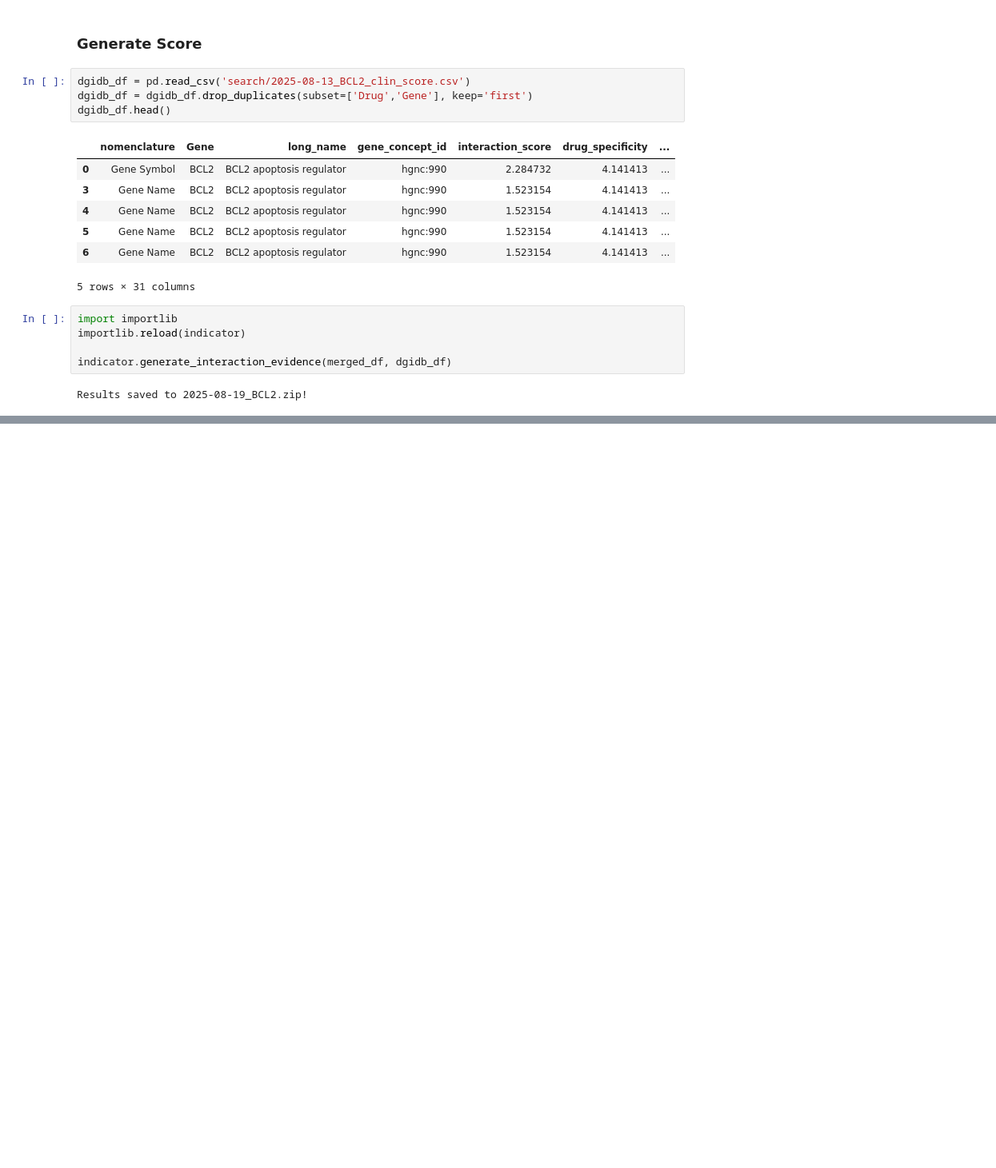
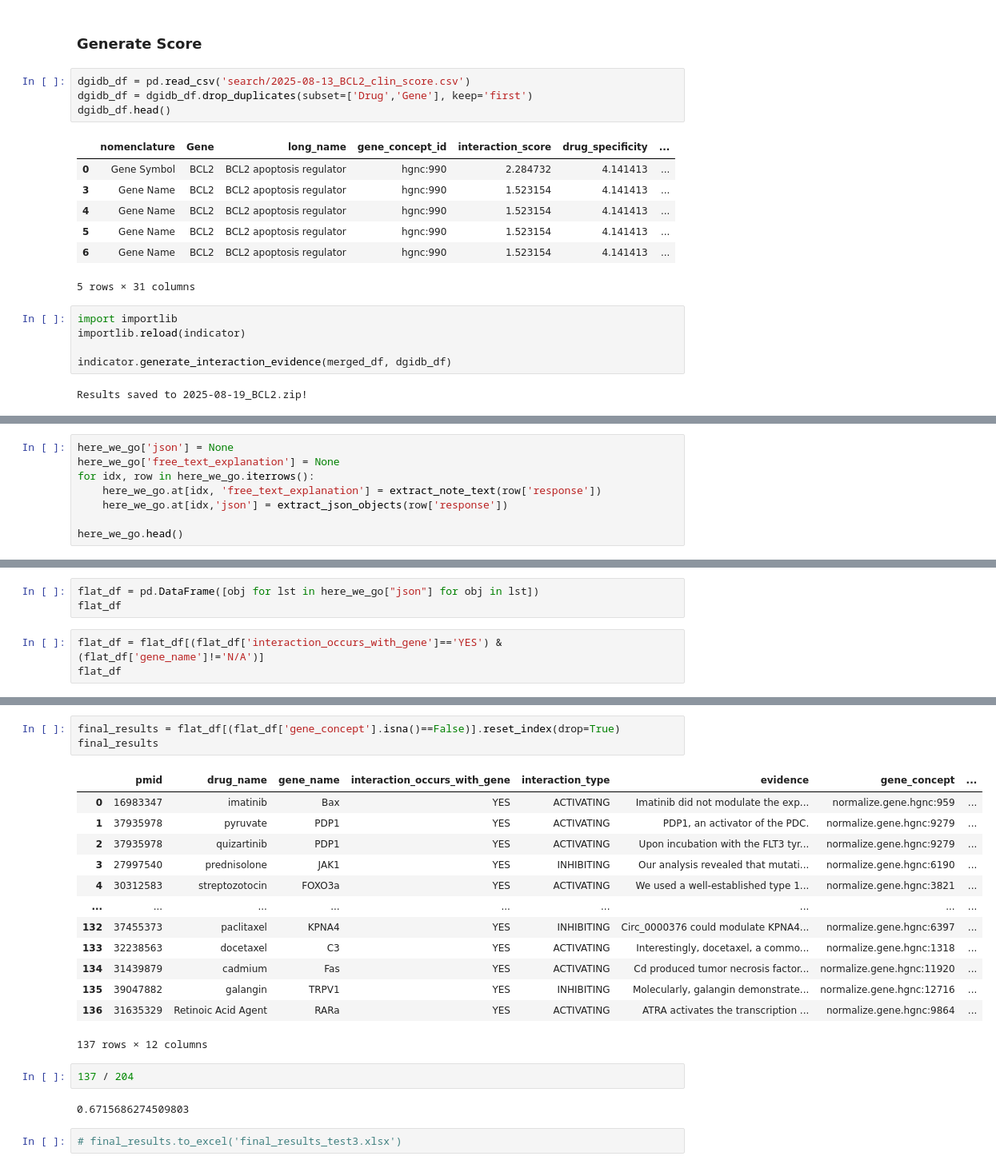
Before and after one commit to mcannon068nw/clinical-score-2, a Jupyter notebook: research/example-4.ipynb, the cells around one changed output, grey strips where cells are left out. Shown at 80% size. Cells and saved outputs as stored; diff of their text form; blank space fills up the shorter version.

```diff
--- a/research/example-4.ipynb
+++ b/research/example-4.ipynb
@@ -205,0 +468,8 @@ Results saved to 2025-08-19_BCL2.zip!
+# %%
+here_we_go['json'] = None
+here_we_go['free_text_explanation'] = None
+for idx, row in here_we_go.iterrows():
+    here_we_go.at[idx, 'free_text_explanation'] = extract_note_text(row['response'])
+    here_we_go.at[idx,'json'] = extract_json_objects(row['response'])
+
+here_we_go.head()
@@ -205,0 +503,6 @@ Results saved to 2025-08-19_BCL2.zip!
+# %%
+flat_df = pd.DataFrame([obj for lst in here_we_go["json"] for obj in lst])
+flat_df
+# %%
+flat_df = flat_df[(flat_df['interaction_occurs_with_gene']=='YES') & (flat_df['gene_name']!='N/A')]
+flat_df
@@ -205,0 +630,23 @@ Results saved to 2025-08-19_BCL2.zip!
+# %%
+final_results = flat_df[(flat_df['gene_concept'].isna()==False)].reset_index(drop=True)
+final_results
+# %% [output]
+|  | pmid | drug_name | gene_name | interaction_occurs_with_gene | interaction_type | evidence | gene_concept | ... |
+| 0 | 16983347 | imatinib | Bax | YES | ACTIVATING | Imatinib did not modulate the exp... | normalize.gene.hgnc:959 | ... |
+| 1 | 37935978 | pyruvate | PDP1 | YES | ACTIVATING | PDP1, an activator of the PDC. | normalize.gene.hgnc:9279 | ... |
+| 2 | 37935978 | quizartinib | PDP1 | YES | ACTIVATING | Upon incubation with the FLT3 tyr... | normalize.gene.hgnc:9279 | ... |
+| 3 | 27997540 | prednisolone | JAK1 | YES | INHIBITING | Our analysis revealed that mutati... | normalize.gene.hgnc:6190 | ... |
+| 4 | 30312583 | streptozotocin | FOXO3a | YES | ACTIVATING | We used a well-established type 1... | normalize.gene.hgnc:3821 | ... |
+| ... | ... | ... | ... | ... | ... | ... | ... | ... |
+| 132 | 37455373 | paclitaxel | KPNA4 | YES | INHIBITING | Circ_0000376 could modulate KPNA4... | normalize.gene.hgnc:6397 | ... |
+| 133 | 32238563 | docetaxel | C3 | YES | ACTIVATING | Interestingly, docetaxel, a commo... | normalize.gene.hgnc:1318 | ... |
+| 134 | 31439879 | cadmium | Fas | YES | ACTIVATING | Cd produced tumor necrosis factor... | normalize.gene.hgnc:11920 | ... |
+| 135 | 39047882 | galangin | TRPV1 | YES | INHIBITING | Molecularly, galangin demonstrate... | normalize.gene.hgnc:12716 | ... |
+| 136 | 31635329 | Retinoic Acid Agent | RARa | YES | ACTIVATING | ATRA activates the transcription ... | normalize.gene.hgnc:9864 | ... |
+137 rows × 12 columns
+# %%
+137 / 204
+# %% [output]
+0.6715686274509803
+# %%
+# final_results.to_excel('final_results_test3.xlsx')
```
Also changed, not shown: parts of 21 cells of this notebook.
